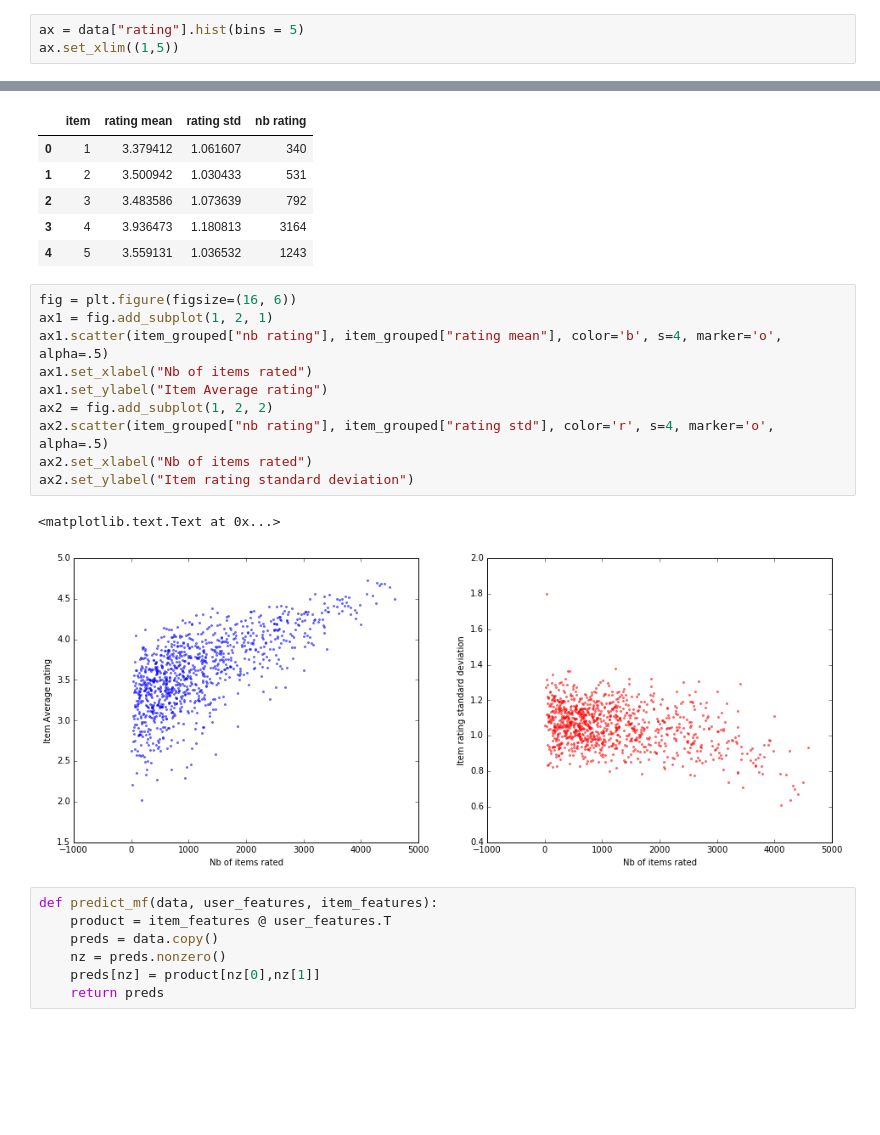
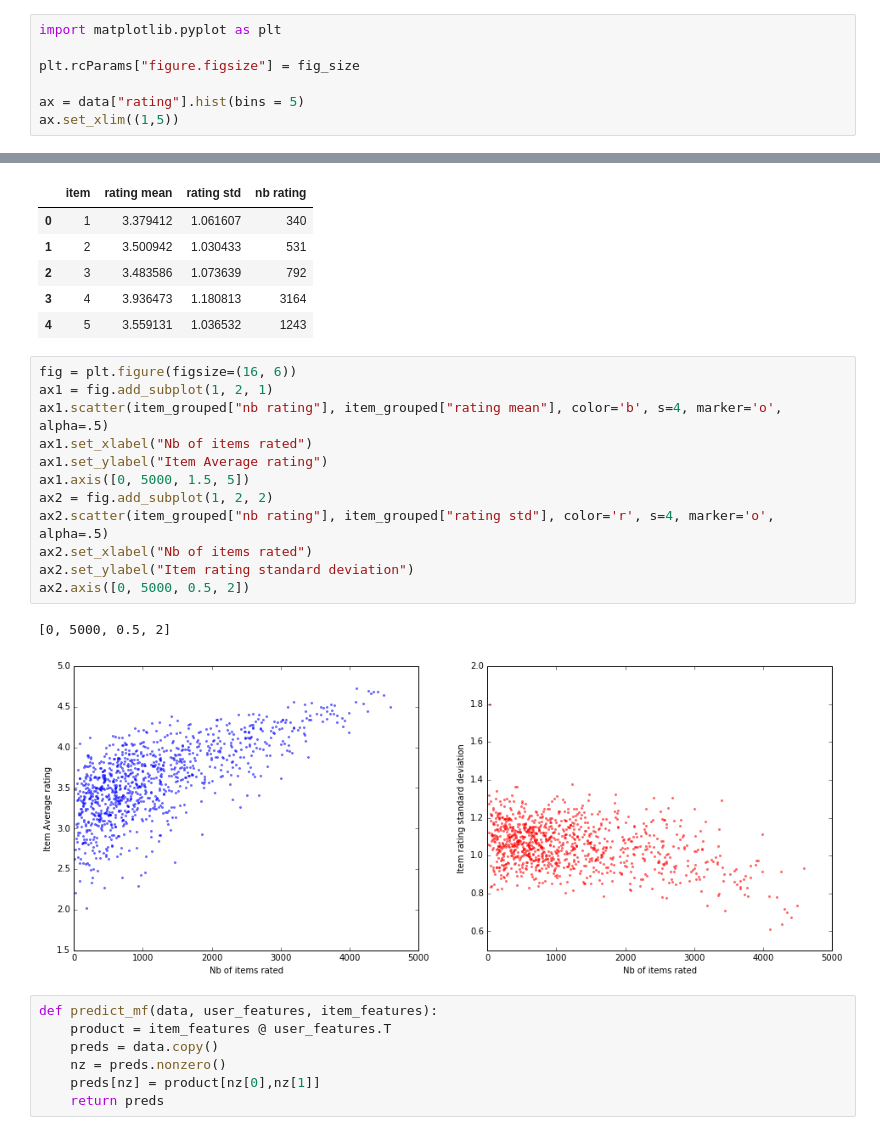
Before and after one commit to mthambipillai/recommender_system, a Jupyter notebook: Notebook/data_exploration.ipynb, the cells around one changed output, grey strips where cells are left out. Drawn from its saved outputs; the diff is of its cells as text; blank space fills up the shorter version.

```diff
--- a/Notebook/data_exploration.ipynb
+++ b/Notebook/data_exploration.ipynb
@@ -94,6 +92,10 @@ Name: rating, dtype: float64
 # %% [markdown]
 We also plot the distribution of the ratings. We observe that the most frequent ratings are 5-4-3 and we have only a few 2-1.
 # %%
+import matplotlib.pyplot as plt
+
+plt.rcParams["figure.figsize"] = fig_size
+
 ax = data["rating"].hist(bins = 5)
 ax.set_xlim((1,5))
 # %% [output]
@@ -253,16 +264,18 @@ item_grouped.head()
 # %%
 fig = plt.figure(figsize=(16, 6))
 ax1 = fig.add_subplot(1, 2, 1)
 ax1.scatter(item_grouped["nb rating"], item_grouped["rating mean"], color='b', s=4, marker='o', alpha=.5)
 ax1.set_xlabel("Nb of items rated")
 ax1.set_ylabel("Item Average rating")
+ax1.axis([0, 5000, 1.5, 5])
 ax2 = fig.add_subplot(1, 2, 2)
 ax2.scatter(item_grouped["nb rating"], item_grouped["rating std"], color='r', s=4, marker='o', alpha=.5)
 ax2.set_xlabel("Nb of items rated")
 ax2.set_ylabel("Item rating standard deviation")
+ax2.axis([0, 5000, 0.5, 2])
 # %% [output]
-<matplotlib.text.Text at 0x...>
+[0, 5000, 0.5, 2]
-[figure, old version]
+[figure, new version]
 # %%
 def predict_mf(data, user_features, item_features):
     product = item_features @ user_features.T
```
Also changed, not shown: parts of 21 cells of this notebook, 1 other file.
